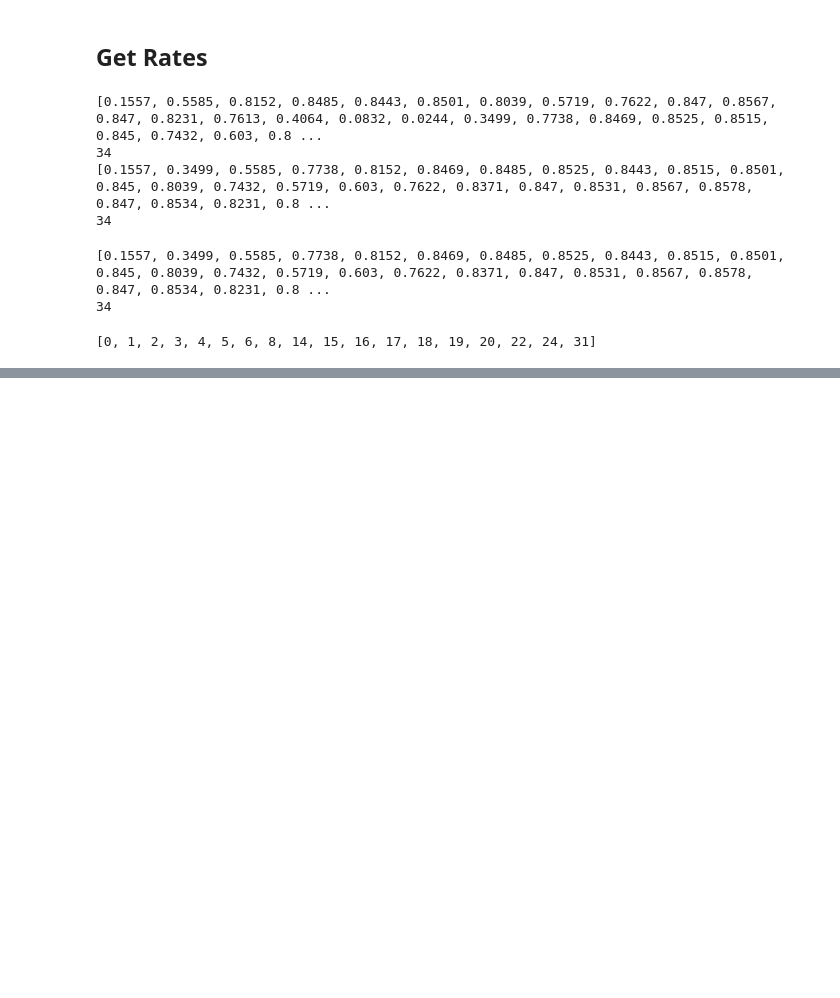
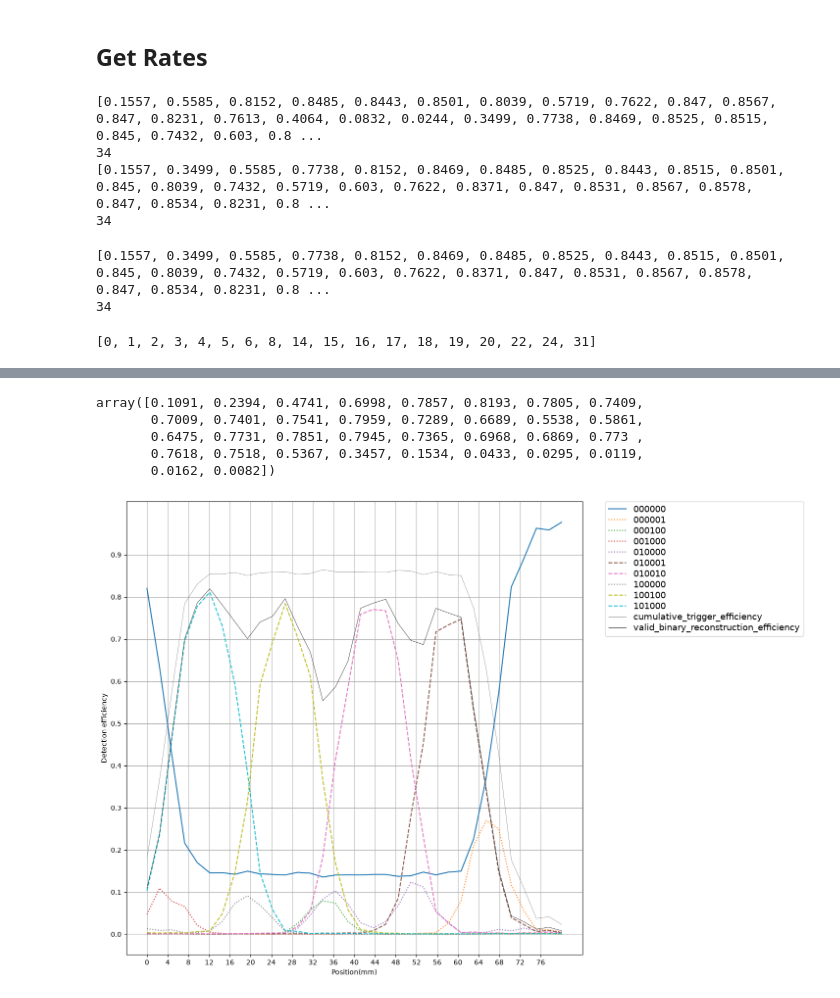
Before and after one commit to Dawson-HEP/scintillating_chamber, a Jupyter notebook: data_analysis/frequency_distribution/radecs/frequency_graphs.ipynb, the cells around one changed output, grey strips where cells are left out. Saved outputs shown, nothing was run; the diff lists cells and outputs as text; code cells hidden in the pictures; blank space fills up the shorter version.

Commit message:
add renewed efficiency figures + binary encoding efficiency

```diff
--- a/data_analysis/frequency_distribution/radecs/frequency_graphs.ipynb
+++ b/data_analysis/frequency_distribution/radecs/frequency_graphs.ipynb
@@ -275,0 +296,3 @@ plt.show()
+# %%
+trigger_no = (trigger * 2**np.arange(0, 6)).sum(axis=-1)
+print(trigger_no.shape)
@@ -275,0 +324,63 @@ plt.show()
+# %%
+top_bin_types = np.argsort(trigger_per_bin_type.mean(axis=-1))[::-1]
+kept_top_bin_types = top_bin_types[:10]
+# %%
+cumulative_trigger_efficiency = trigger_per_bin_type[1:].sum(axis=0)   # ignore state 000000 (no sensor fired), include single sensor fires.
+cumulative_trigger_efficiency
+
+valid_indices = [
+    0b01_0001,
+    0b01_0010,
+    0b10_0100,
+    0b10_1000,
+] # valid reconstruction sensor states
+
+valid_binary_reconstruction_efficiency = trigger_per_bin_type[valid_indices].sum(axis=0)
+valid_binary_reconstruction_efficiency
+# %% [output]
+array([0.1091, 0.2394, 0.4741, 0.6998, 0.7857, 0.8193, 0.7805, 0.7409,
+       0.7009, 0.7401, 0.7541, 0.7959, 0.7289, 0.6689, 0.5538, 0.5861,
+       0.6475, 0.7731, 0.7851, 0.7945, 0.7365, 0.6968, 0.6869, 0.773 ,
+       0.7618, 0.7518, 0.5367, 0.3457, 0.1534, 0.0433, 0.0295, 0.0119,
+       0.0162, 0.0082])
+# %%
+#Generate x and y vertices for the data
+# x = np.linspace(0,80,34 - ROYAL_FUCK_UP_FIX * 2)
+x = np.linspace(0,80,k1)
+plt.figure(figsize=(12, 12))
+
+
+## plot top binary sensor-state trigger types
+for bin_type, rate in enumerate(trigger_per_bin_type):
+    if bin_type not in kept_top_bin_types:
+        continue
+    match bin_type.bit_count():
+        case 0:
+            style="solid"
+        case 1:
+            style="dotted"
+        case 2:
+            style="dashed"
+        case 3:
+            style="dashdot"
+        case _:
+            style="solid"
+
+    plt.plot(x, rate, label=f"{f"{bin_type:06b}"}", linestyle=style)
+
+# plot non-zero trigger state ratio
+plt.plot(x, cumulative_trigger_efficiency, label="cumulative_trigger_efficiency", linestyle="solid", linewidth=0.5, color="grey")
+# plot recontruction state ratio
+plt.plot(x, valid_binary_reconstruction_efficiency, label="valid_binary_reconstruction_efficiency", linestyle="solid", linewidth=0.5, color="black")
+
+plt.xticks(np.arange(0,80,4))
+plt.yticks(np.arange(0,1,0.1))
+
+plt.xlabel("Position(mm)")
+plt.ylabel("Detection efficiency")
+# plt.title("Detection efficiency at different positions")
+plt.grid(True)
+plt.legend(bbox_to_anchor=(1.05, 1), loc='upper left', borderaxespad=0.)
+plt.show()
+# %% [output]
+[figure, added]
```
Also changed, not shown: parts of 10 cells of this notebook.
